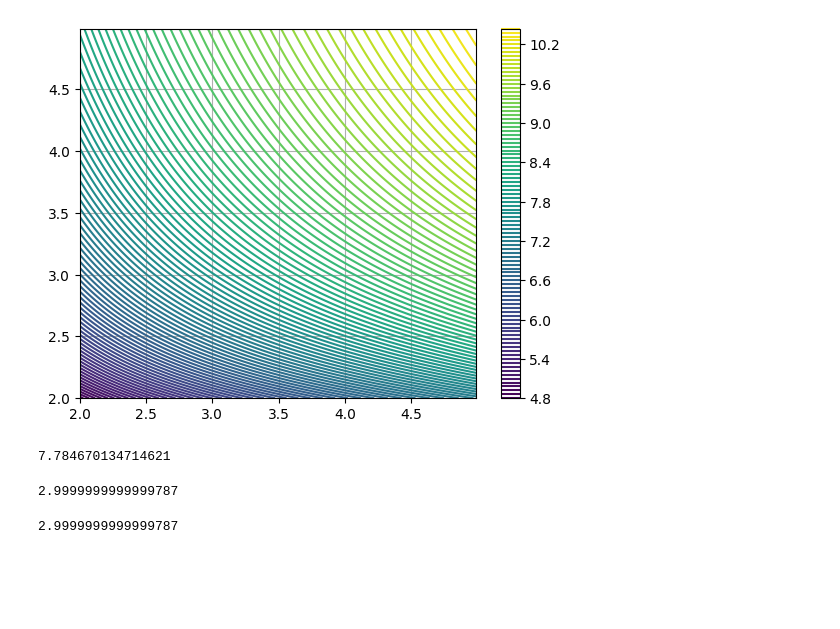
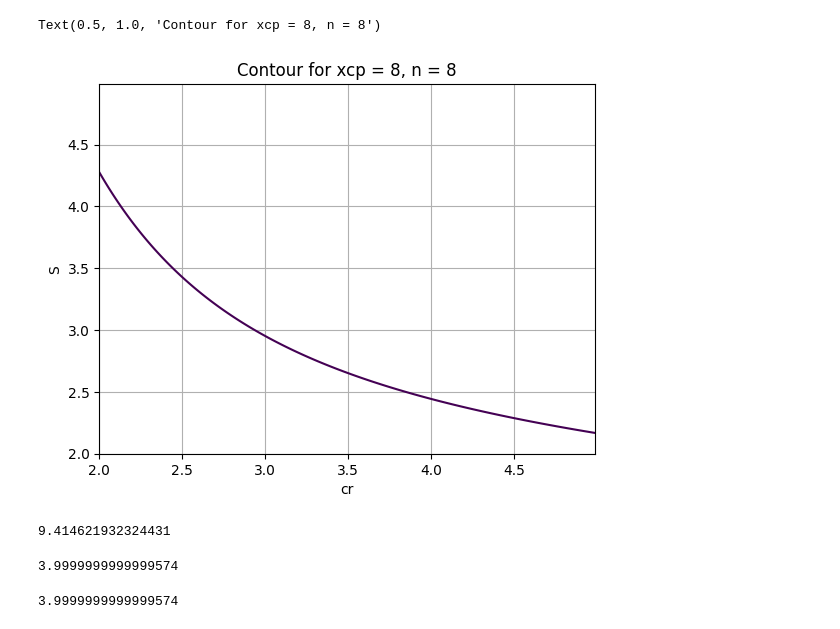
Before and after one commit to lyrickhare/Launcher-Profile, a Jupyter notebook: testingNew/finsBakchodi.ipynb, the cells around one changed output. Drawn from its saved outputs; the diff is of its cells as text; code cells hidden in the pictures; blank space fills up the shorter version.

Commit message:
added number of fins = 8

```diff
--- a/testingNew/finsBakchodi.ipynb
+++ b/testingNew/finsBakchodi.ipynb
@@ -16,14 +16,14 @@ S = np.arange(2,5,0.01)
 R = 2
 xr = cr
 xb = 9.21
-n = 4 # number of fins
+n = 8 # number of fins
 # %%
 def lf(cr,S):
     return (S**2+(cr**2)/4)**(0.5)
 # %%
 cnn = 2/np.sqrt(M**2-1)
 xn = 0.466*Ln
-cnt =  2*((dr/d)**2-(df/d)**2)
+cnt =  2*((dr/d)**2-(df/d)**2)/np.sqrt(M**2-1)
 xt = xp + (lt/3)*(1+ (1-df/dr)/(1-(df/dr)**2))
 # cnf = (1+R/(S+R))*(4*n*(S/d)**2/(1+np.sqrt(1+(2*lf(cr,S)/(cr+ct))**2 )))
 # xf = xb + (xr/3)* (cr+2*ct)/(cr+ct) + (1/6)*((cr+ct)-cr*ct/(cr+ct))
@@ -31,7 +31,7 @@ cnf = np.zeros((len(cr),len(cr)))
 xf = np.zeros((len(cr),len(cr)))
 for i in range(0,len(cr)):
     for j in range(0,len(cr)):
-        cnf[i][j] = (1+R/(S[i]+R))*(4*n*(S[i]/d)**2/(1+np.sqrt(1+(2*lf(cr[j],S[i])/(cr[j]+ct))**2 )))
+        cnf[i][j] = ((1+R/(S[i]+R))*(4*n*(S[i]/d)**2/(1+np.sqrt(1+(2*lf(cr[j],S[i])/(cr[j]+ct))**2 ))))/np.sqrt(M**2-1)
         xf[i][j] = xb + (xr[j]/3)* (cr[j]+2*ct)/(cr[j]+ct) + (1/6)*((cr[j]+ct)-cr[j]*ct/(cr[j]+ct))
 # %%
 cnr = cnn +cnt +cnf
@@ -45,18 +44,22 @@ plt.grid()
 # %%
-plt.contour(cr, S, xcp, 100)
-plt.colorbar()
+plt.contour(cr, S, xcp, [8])
+# plt.colorbar()
 plt.grid()
+plt.xlabel("cr")
+plt.ylabel("S")
+plt.title("Contour for xcp = 8, n = 8")
 # %% [output]
+Text(0.5, 1.0, 'Contour for xcp = 8, n = 8')
-[figure, old version]
+[figure, new version]
-# %%
-xcp[100][100]
-# %% [output]
-7.784670134714621
+# %%
+xcp[200][200]
+# %% [output]
+9.414621932324431
 # %%
-cr[100]
+cr[200]
 # %% [output]
-2.9999999999999787
+3.9999999999999574
 # %%
-S[100]
+S[200]
 # %% [output]
-2.9999999999999787
+3.9999999999999574
```
Also changed, not shown: parts of 2 cells of this notebook.
